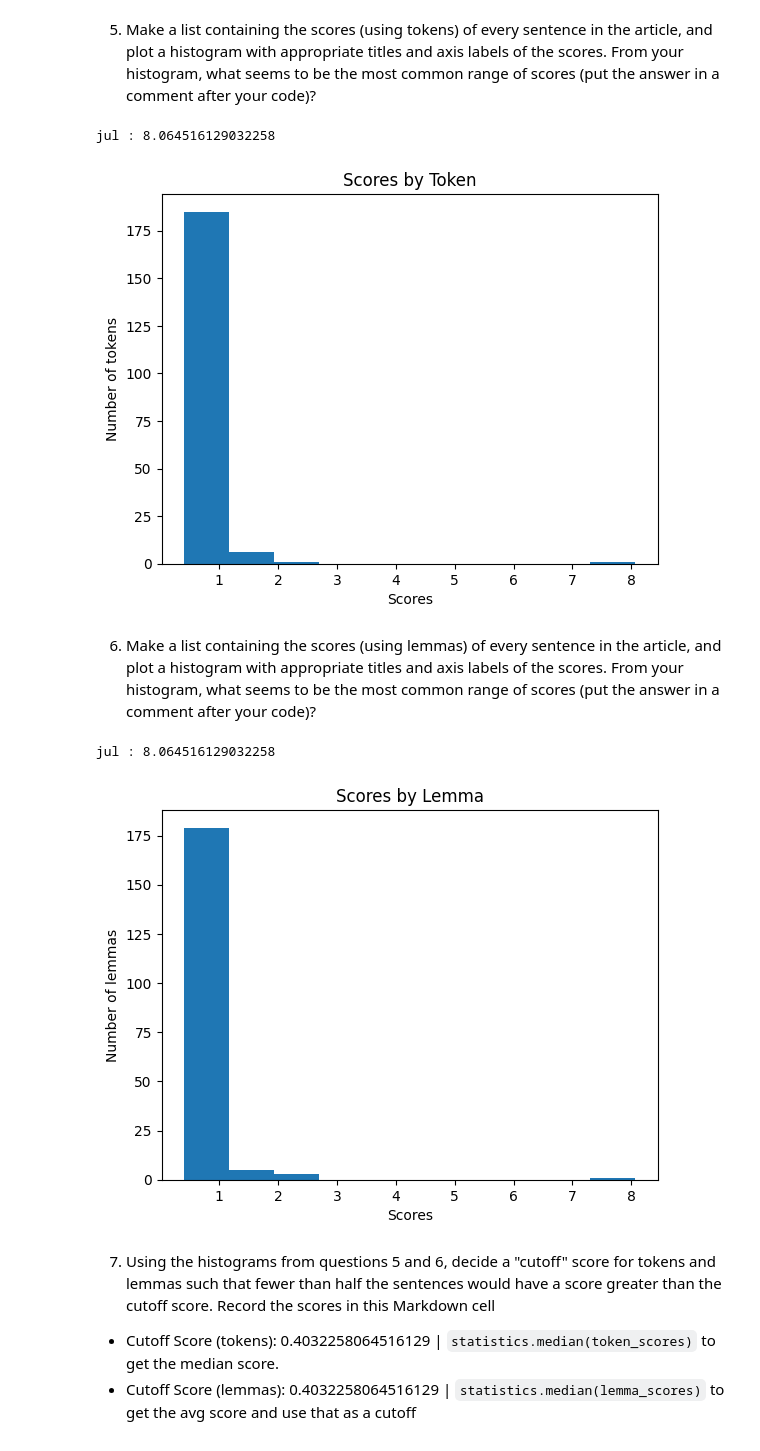
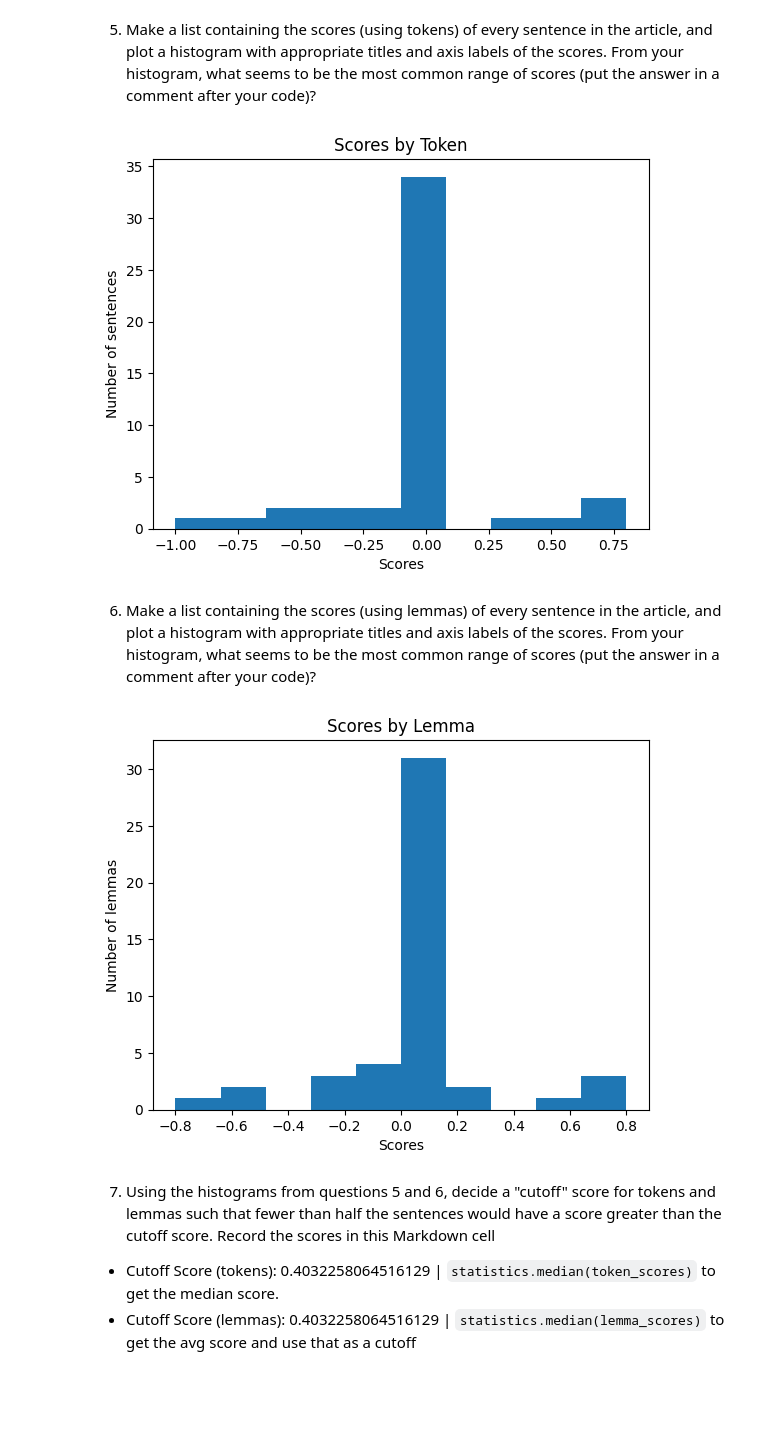
Before and after one commit to crsellinger/article-summarizer, a Jupyter notebook: article-summarizer.ipynb, the cells around one changed output. Cells and saved outputs as stored; diff of their text form; code cells hidden in the pictures; blank space fills up the shorter version.

```diff
--- a/article-summarizer.ipynb
+++ b/article-summarizer.ipynb
@@ -206,7 +206,7 @@ value | aren | cover | hold | fucking | stock | party | dude | shady | go | pre
 # %% [markdown]
 5. Make a list containing the scores (using tokens) of every sentence in the article, and plot a histogram with appropriate titles and axis labels of the scores. From your histogram, what seems to be the most common range of scores (put the answer in a comment after your code)?
 # %%
-def score_token(sentence:str) -> dict:
+def score_token(sentence:str) -> int:
     # Spacy pipline
     nlp = spacy.load("en_core_web_sm")
     nlp.add_pipe("spacytextblob")
@@ -225,84 +225,62 @@ def score_token(sentence:str) -> dict:
             or re.search(r"\d", word.text)  # Regex to remove digits
         )
     ]
-    freq_sentence = Counter(map(str, tokens_lower))
+    # List of polarity score of each token in sentence
+    polarity_score = [nlp(t)._.blob.polarity for t in tokens_lower]
+    # Sum the score of each token to get total score for sentence
+    s = sum(polarity_score)
 
-    # Frequecy of interesting tokens in sentence and calc ratio of interesting tokens to sentence length
-    x = {}
-    for val in tokens_lower:
-        count_interesting_token = freq_sentence.get(val,0)
-        x[val] = (count_interesting_token/len(tokens_lower))*100
+    return s
 
-    return x
-
-token_scores = list(score_token(content).values())
-
-# Print max value and associated key in dict
-print(
-    f"{max(score_token(content), key=score_token(content).get)} : {max(score_token(content).values())}"
-)
+polarity_scores = [score_token(line.text) for line in list_sentences]
 
 # Histogram
-plt.hist(token_scores)
+plt.hist(polarity_scores)
 plt.title("Scores by Token")
 plt.xlabel("Scores")
-plt.ylabel("Number of tokens")
+plt.ylabel("Number of sentences")
 plt.show()
 # %% [output]
-jul : 8.064516129032258
-[figure, old version]
+[figure, new version]
 # %% [markdown]
 6. Make a list containing the scores (using lemmas) of every sentence in the article, and plot a histogram with appropriate titles and axis labels of the scores.  From your histogram, what seems to be the most common range of scores (put the answer in a comment after your code)?
 # %%
 def score_lemma(sentence: str) -> dict:
     # Spacy pipline
     nlp = spacy.load("en_core_web_sm")
     nlp.add_pipe("spacytextblob")
     doc = nlp(sentence)
 
-    tokens = [
-        word
+    # List of lemmas in sentence
+    tokens_lower = [
+        word.lemma_.lower()
         for word in doc
         if not (
             word.is_space
             or word.is_punct
             or word.is_stop
             or word.is_digit
             or word.is_currency
             or re.search(r"\d", word.text)  # Regex to remove digits
         )
     ]
+    # List of polarity score of each lemma in sentence
+    polarity_score = [nlp(t)._.blob.polarity for t in tokens_lower]
+    # Sum the score of each lemma to get total score for sentence
+    s = sum(polarity_score)
 
-    # Lemmatize and lowercase
-    lemmas = [word.lemma_.lower() for word in tokens]
+    return s
 
-    freq_sentence = Counter(map(str, lemmas))
-
-    # Frequecy of interesting tokens in sentence and calc ratio of interesting tokens to sentence length
-    x = {}
-    for val in lemmas:
-        count_interesting_token = freq_sentence.get(val, 0)
-        x[val] = (count_interesting_token / len(lemmas))*100
-
-    return x
-
-
-lemma_scores = list(score_lemma(content).values())
-
-# Print max value and associated key in dict
-print(
-    f"{max(score_lemma(content), key=score_lemma(content).get)} : {max(score_lemma(content).values())}"
-)
+lemma_scores = [score_lemma(line.text) for line in list_sentences]
 
 # Histogram
 plt.hist(lemma_scores)
 plt.title("Scores by Lemma")
 plt.xlabel("Scores")
 plt.ylabel("Number of lemmas")
 plt.show()
 # %% [output]
-jul : 8.064516129032258
-[figure, old version]
+[figure, new version]
 # %% [markdown]
 7. Using the histograms from questions 5 and 6, decide a "cutoff" score for tokens and lemmas such that fewer than half the sentences would have a score greater than the cutoff score.  Record the scores in this Markdown cell
 
```
Also changed, not shown: parts of 5 cells of this notebook, 1 other file.
